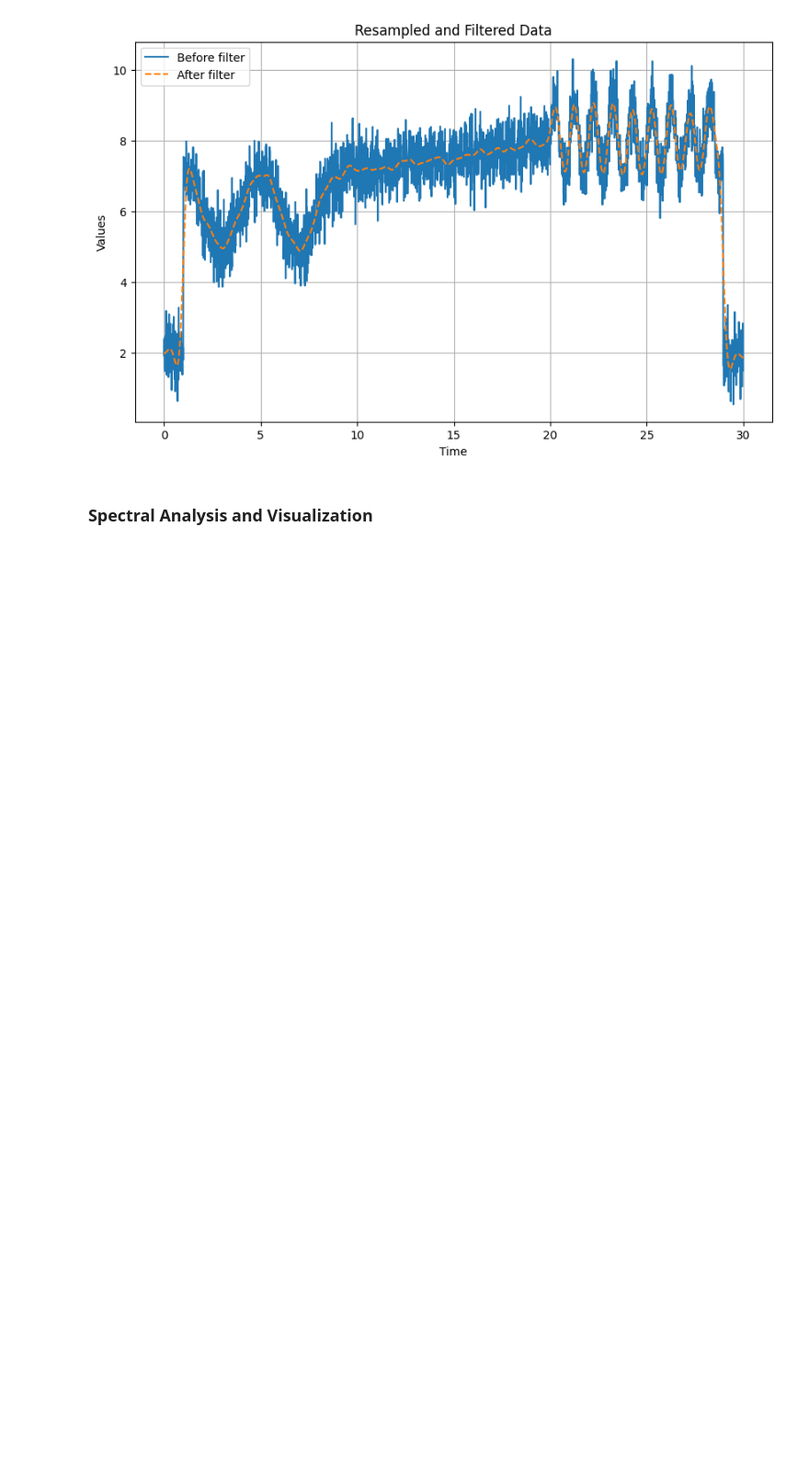
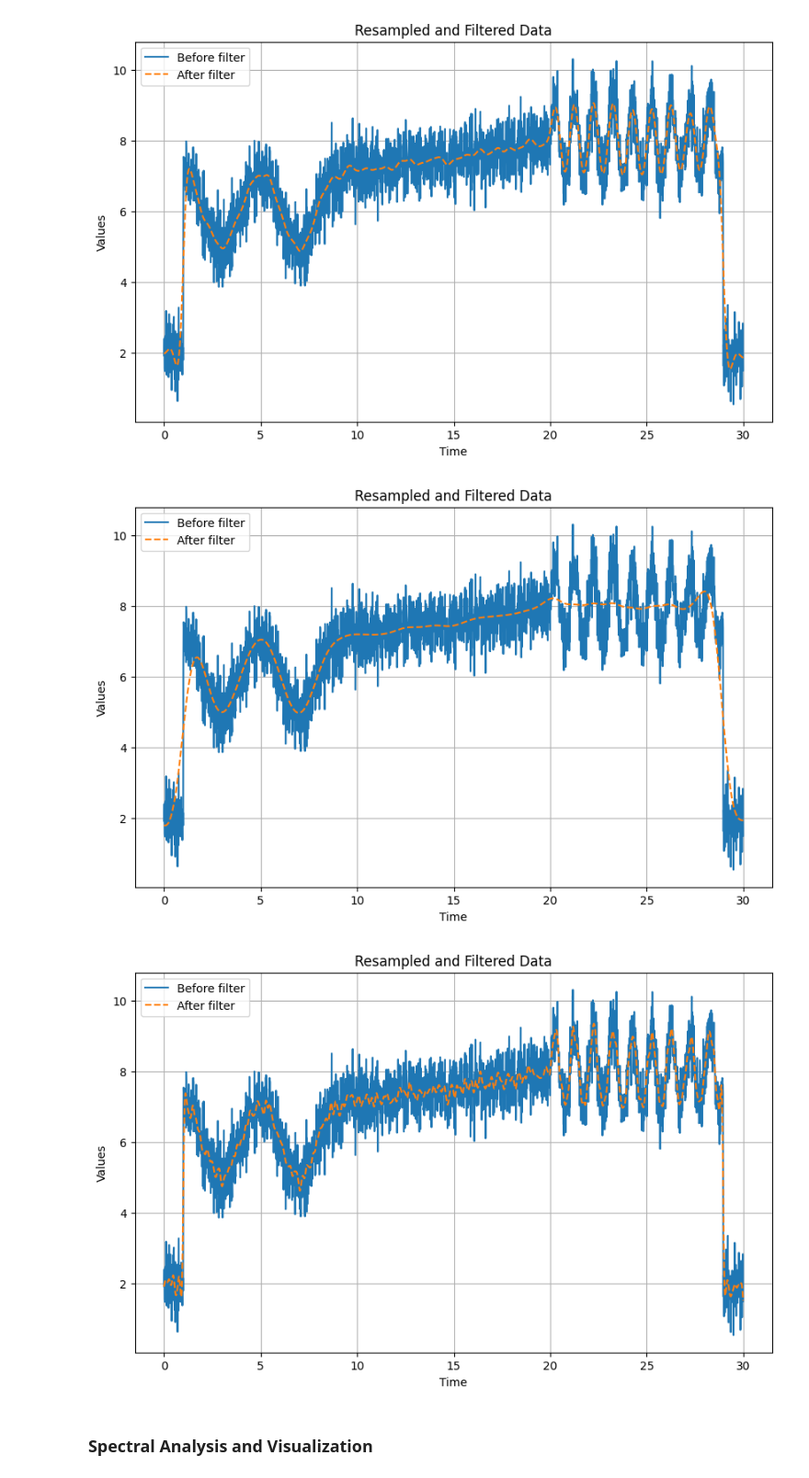
Before and after one commit to mparoz/ai-rehab-hc-2025, a Jupyter notebook: ai_rehab_hc_2025_tutorial_1_data_visualization.ipynb, the cells around one changed output. Shown at 92% size. Drawn from its saved outputs; the diff is of its cells as text; code cells hidden in the pictures; blank space fills up the shorter version.

```diff
--- a/ai_rehab_hc_2025_tutorial_1_data_visualization.ipynb
+++ b/ai_rehab_hc_2025_tutorial_1_data_visualization.ipynb
@@ -581,6 +562,38 @@ plt.grid(True)
 plt.show()
 # %% [output]
 [figure]
+# %%
+# exercice 1
+# play with the parameters of the low-pass filter
+values_filtered_2 = butter_lowpass_filter(values_resampled, 0.5, 100, 3)
+
+# Plot the original and resampled data
+plt.figure(figsize=(10, 6))
+plt.plot(time_resampled, values_resampled, label='Before filter', marker='', linestyle='-')
+plt.plot(time_resampled, values_filtered_2, label='After filter', marker='', linestyle='--')
+plt.xlabel('Time')
+plt.ylabel('Values')
+plt.title('Resampled and Filtered Data')
+plt.legend()
+plt.grid(True)
+plt.show()
+
+
+values_filtered_3 = butter_lowpass_filter(values_resampled, 4.5, 100, 3)
+
+# Plot the original and resampled data
+plt.figure(figsize=(10, 6))
+plt.plot(time_resampled, values_resampled, label='Before filter', marker='', linestyle='-')
+plt.plot(time_resampled, values_filtered_3, label='After filter', marker='', linestyle='--')
+plt.xlabel('Time')
+plt.ylabel('Values')
+plt.title('Resampled and Filtered Data')
+plt.legend()
+plt.grid(True)
+plt.show()
+# %% [output]
+[figure, added]
+[figure, added]
 # %% [markdown]
 ### Spectral Analysis and Visualization
 # %%
```
Also changed, not shown: parts of 6 cells of this notebook.
